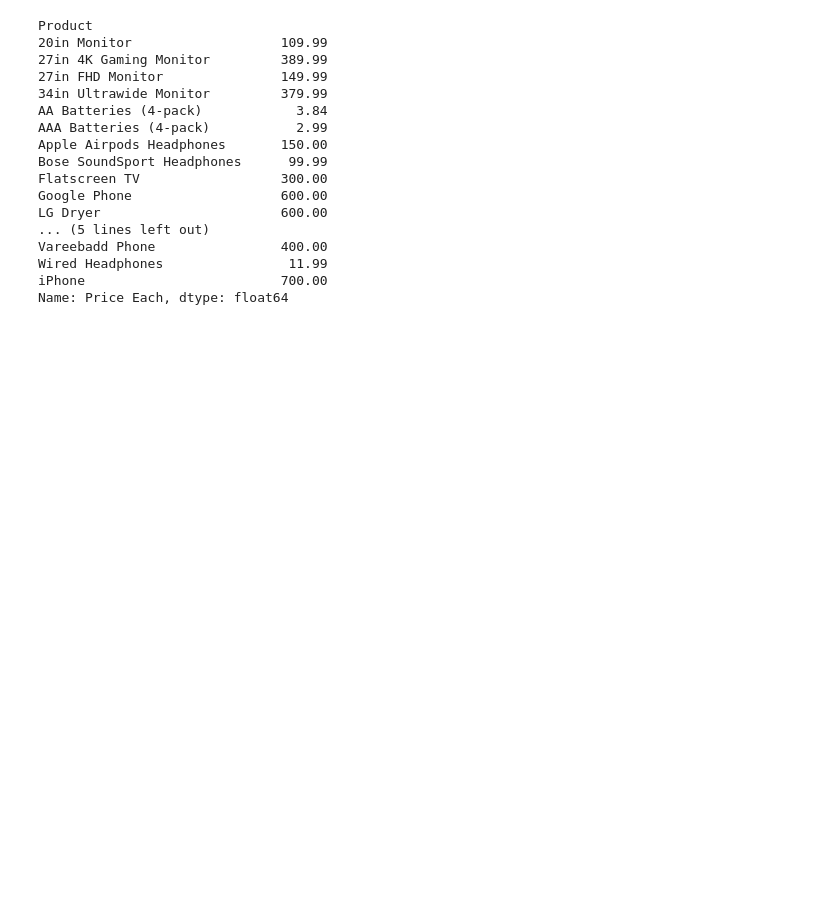
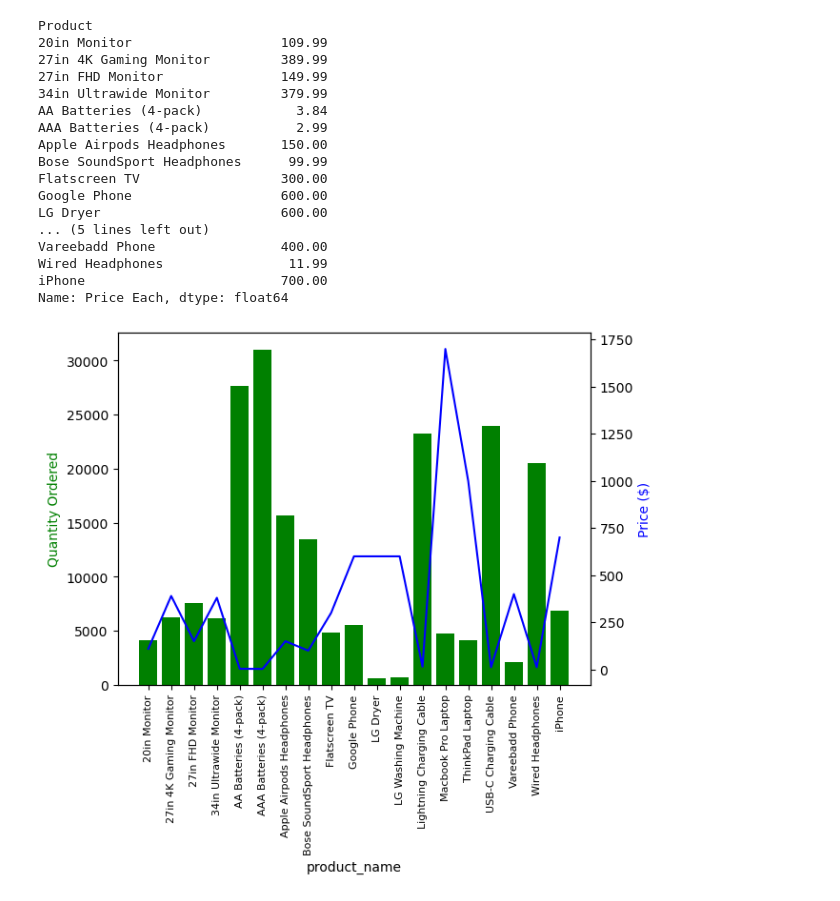
Before and after one commit to Eric-MK/sales_analysis, a Jupyter notebook: salesanalysiss.ipynb, the cells around one changed output. Saved outputs shown, nothing was run; the diff lists cells and outputs as text; code cells hidden in the pictures; blank space fills up the shorter version.

Commit message:
visualize price and quantity ordered of products

```diff
--- a/salesanalysiss.ipynb
+++ b/salesanalysiss.ipynb
@@ -441,3 +441,24 @@ Vareebadd Phone                400.00
 Wired Headphones                11.99
 iPhone                         700.00
 Name: Price Each, dtype: float64
+# %%
+
+
+fig, ax1 = plt.subplots()
+
+ax2 = ax1.twinx()
+
+ax1.bar(product_group.index, product_group, color='g')
+ax2.plot(product_group.index, prices, 'b-')
+# Adding labels and title
+ax1.set_xlabel('product_name')
+ax1.set_ylabel('Quantity Ordered', color='g')
+ax2.set_ylabel('Price ($)', color='b')
+
+
+ax1.set_xticklabels(product_group.index, rotation='vertical', size=8)
+
+# Showing the plot
+plt.show()
+# %% [output]
+[figure, added]
```
